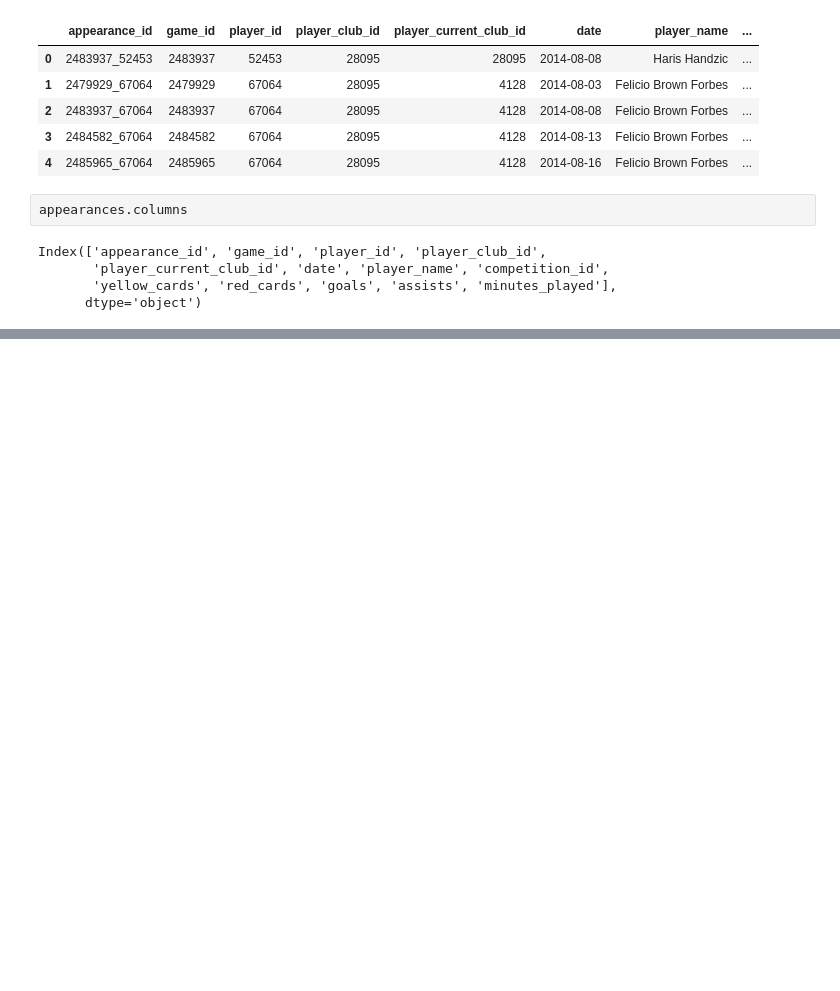
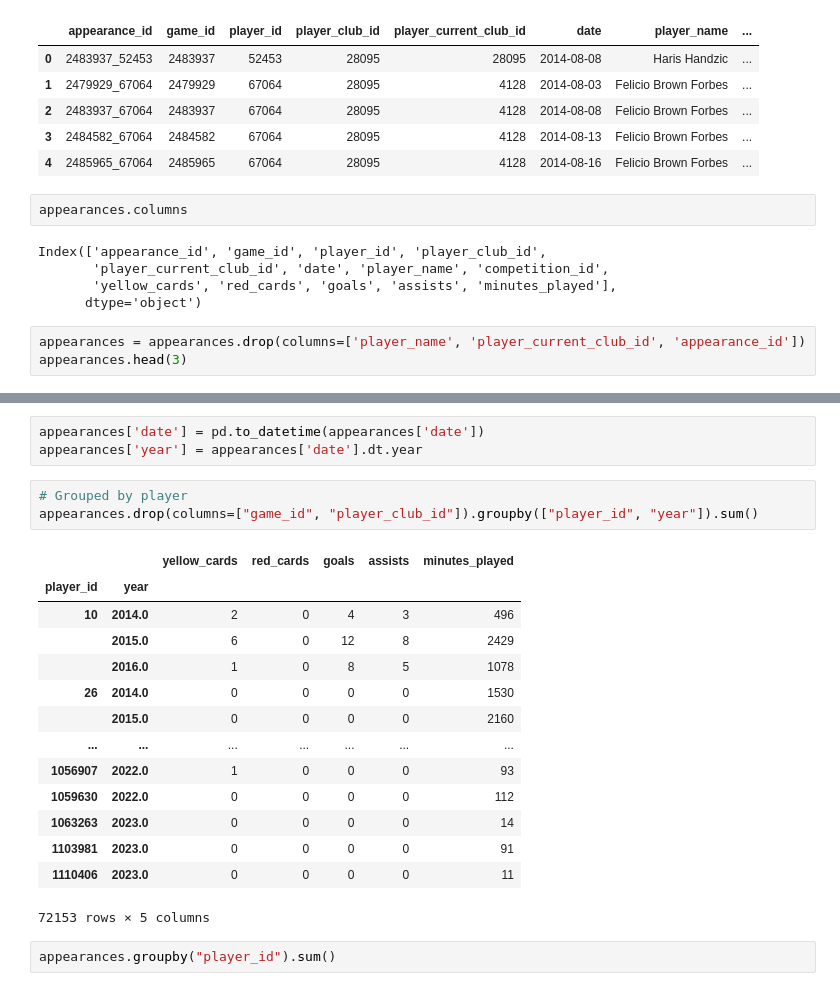
Before and after one commit to nicholasdieke/football-player-valuations, a Jupyter notebook: football_transfer_prediction.ipynb, the cells around one changed output, grey strips where cells are left out. Saved outputs shown, nothing was run; the diff lists cells and outputs as text; blank space fills up the shorter version.

Commit message:
groupby

```diff
--- a/football_transfer_prediction.ipynb
+++ b/football_transfer_prediction.ipynb
@@ -77,3 +77,6 @@ Index(['appearance_id', 'game_id', 'player_id', 'player_club_id',
        'player_current_club_id', 'date', 'player_name', 'competition_id',
        'yellow_cards', 'red_cards', 'goals', 'assists', 'minutes_played'],
       dtype='object')
+# %%
+appearances = appearances.drop(columns=['player_name', 'player_current_club_id', 'appearance_id'])
+appearances.head(3)
@@ -79,0 +108,23 @@ Index(['appearance_id', 'game_id', 'player_id', 'player_club_id',
+# %%
+appearances['date'] = pd.to_datetime(appearances['date'])
+appearances['year'] = appearances['date'].dt.year
+# %%
+# Grouped by player
+appearances.drop(columns=["game_id", "player_club_id"]).groupby(["player_id", "year"]).sum()
+# %% [output]
+|  |  | yellow_cards | red_cards | goals | assists | minutes_played |
+| player_id | year |  |  |  |  |  |
+| 10 | 2014.0 | 2 | 0 | 4 | 3 | 496 |
+|  | 2015.0 | 6 | 0 | 12 | 8 | 2429 |
+|  | 2016.0 | 1 | 0 | 8 | 5 | 1078 |
+| 26 | 2014.0 | 0 | 0 | 0 | 0 | 1530 |
+|  | 2015.0 | 0 | 0 | 0 | 0 | 2160 |
+| ... | ... | ... | ... | ... | ... | ... |
+| 1056907 | 2022.0 | 1 | 0 | 0 | 0 | 93 |
+| 1059630 | 2022.0 | 0 | 0 | 0 | 0 | 112 |
+| 1063263 | 2023.0 | 0 | 0 | 0 | 0 | 14 |
+| 1103981 | 2023.0 | 0 | 0 | 0 | 0 | 91 |
+| 1110406 | 2023.0 | 0 | 0 | 0 | 0 | 11 |
+72153 rows × 5 columns
+# %%
+appearances.groupby("player_id").sum()
```
Also changed, not shown: parts of 2 cells of this notebook.
